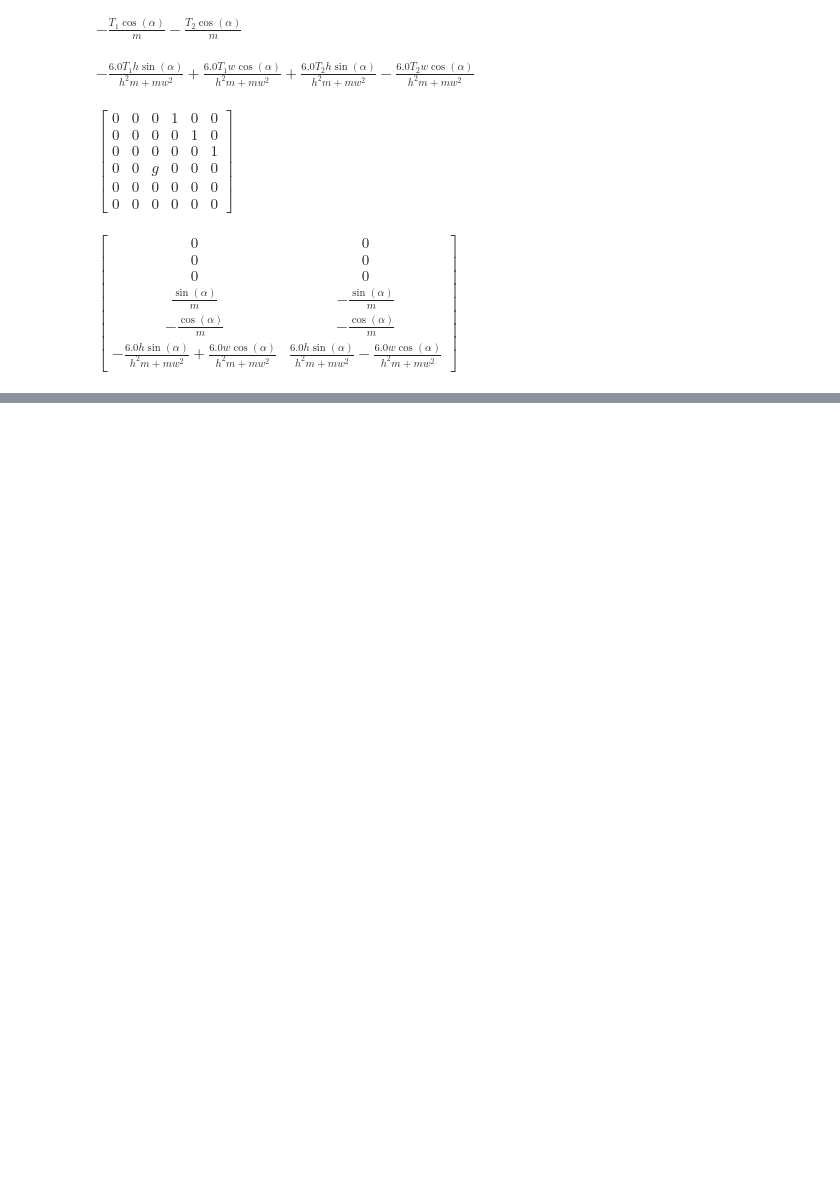
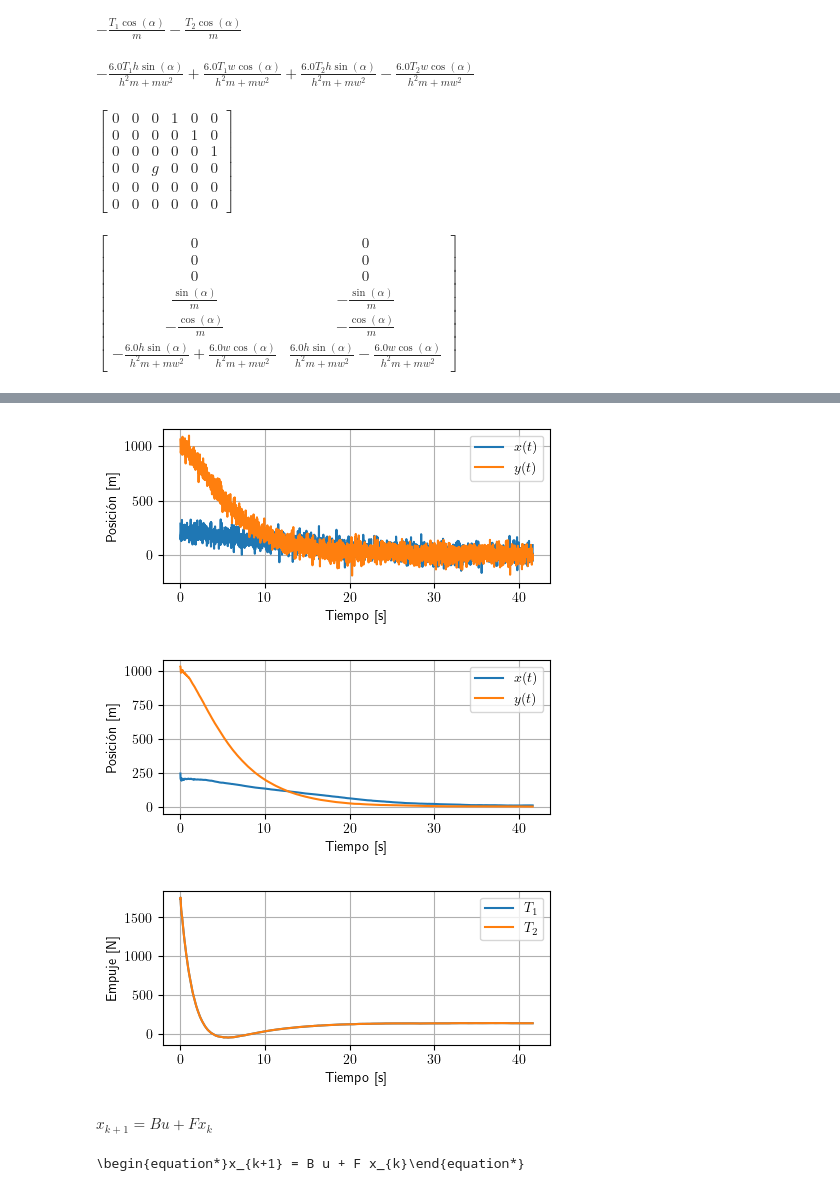
Before and after one commit to qgerman2/ecasa2, a Jupyter notebook: lab.ipynb, the cells around one changed output, grey strips where cells are left out. Saved outputs shown, nothing was run; the diff lists cells and outputs as text; code cells hidden in the pictures; blank space fills up the shorter version.

```diff
--- a/lab.ipynb
+++ b/lab.ipynb
@@ -271,0 +350,36 @@ plt.plot(ts, kfx[:,1])
+# %%
+plt.figure(figsize=(5, 2))
+plt.plot(ts, zs[:,0], label=r"$x(t)$")
+plt.plot(ts, zs[:,1], label=r"$y(t)$")
+plt.legend(loc='upper right')
+plt.grid()
+plt.xlabel(r"Tiempo [s]")
+plt.ylabel(r"Posición [m]")
+plt.savefig("img/sim_conruido_zs.svg")
+
+plt.figure(figsize=(5, 2))
+plt.plot(ts, kfx[:,0], label=r"$x(t)$")
+plt.plot(ts, kfx[:,1], label=r"$y(t)$")
+plt.legend(loc='upper right')
+plt.grid()
+plt.xlabel(r"Tiempo [s]")
+plt.ylabel(r"Posición [m]")
+plt.savefig("img/sim_conruido_kfx.svg")
+
+plt.figure(figsize=(5, 2))
+plt.plot(ts, us[:,0], label=r"$T_1$")
+plt.plot(ts, us[:,1], label=r"$T_2$")
+plt.legend(loc='upper right')
+plt.grid()
+plt.xlabel(r"Tiempo [s]")
+plt.ylabel(r"Empuje [N]")
+plt.savefig("img/sim_conruido_us.svg")
+# %% [output]
+[figure, added]
+[figure, added]
+[figure, added]
+# %%
+latexprint(Eq(Symbol("x_{k+1}"),Symbol("F")*Symbol("x_k")+Symbol("B")*Symbol("u"),evaluate=False))
+# %% [output]
+$\displaystyle x_{k+1} = B u + F x_{k}$
+\begin{equation*}x_{k+1} = B u + F x_{k}\end{equation*}
```
Also changed, not shown: parts of 10 cells of this notebook, 43 other files.
